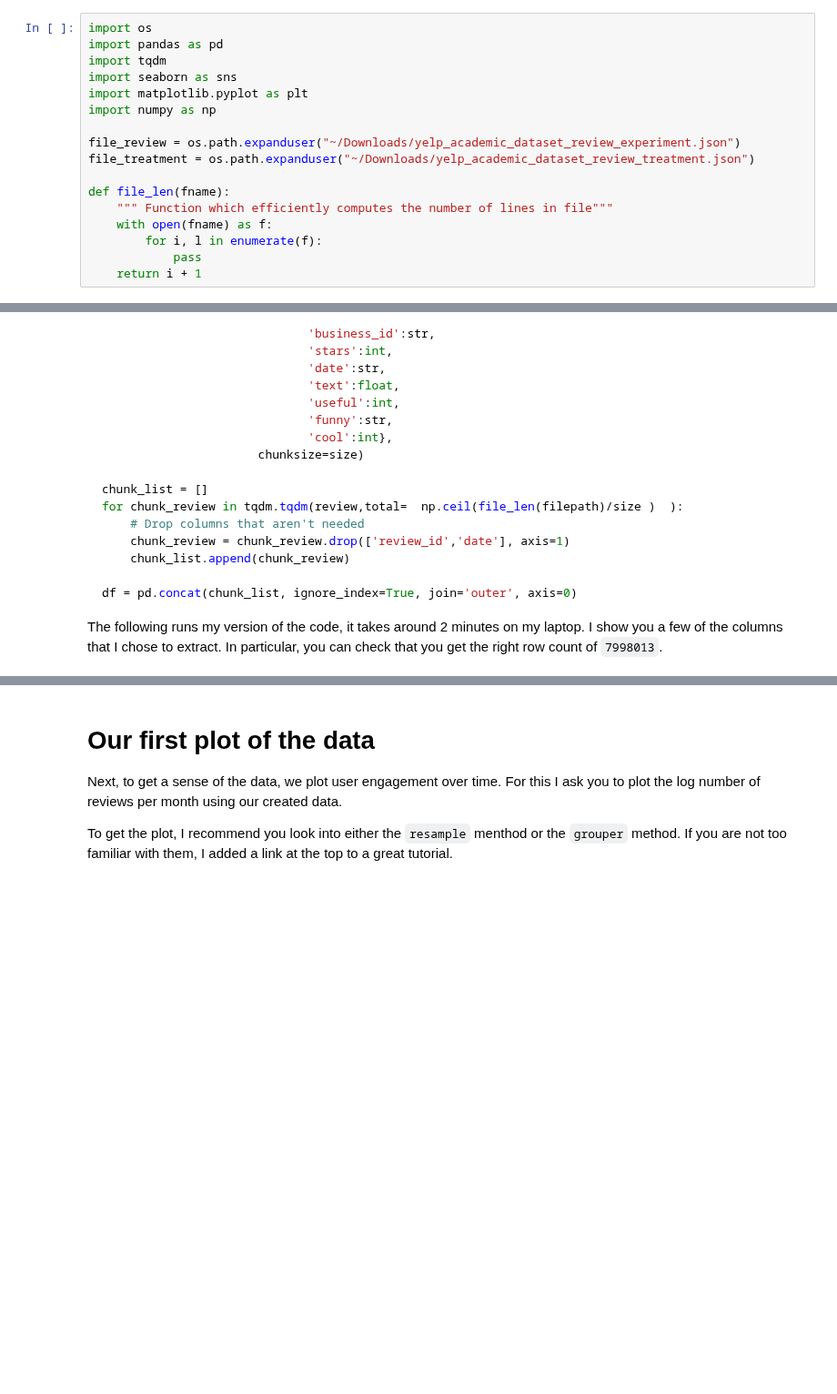
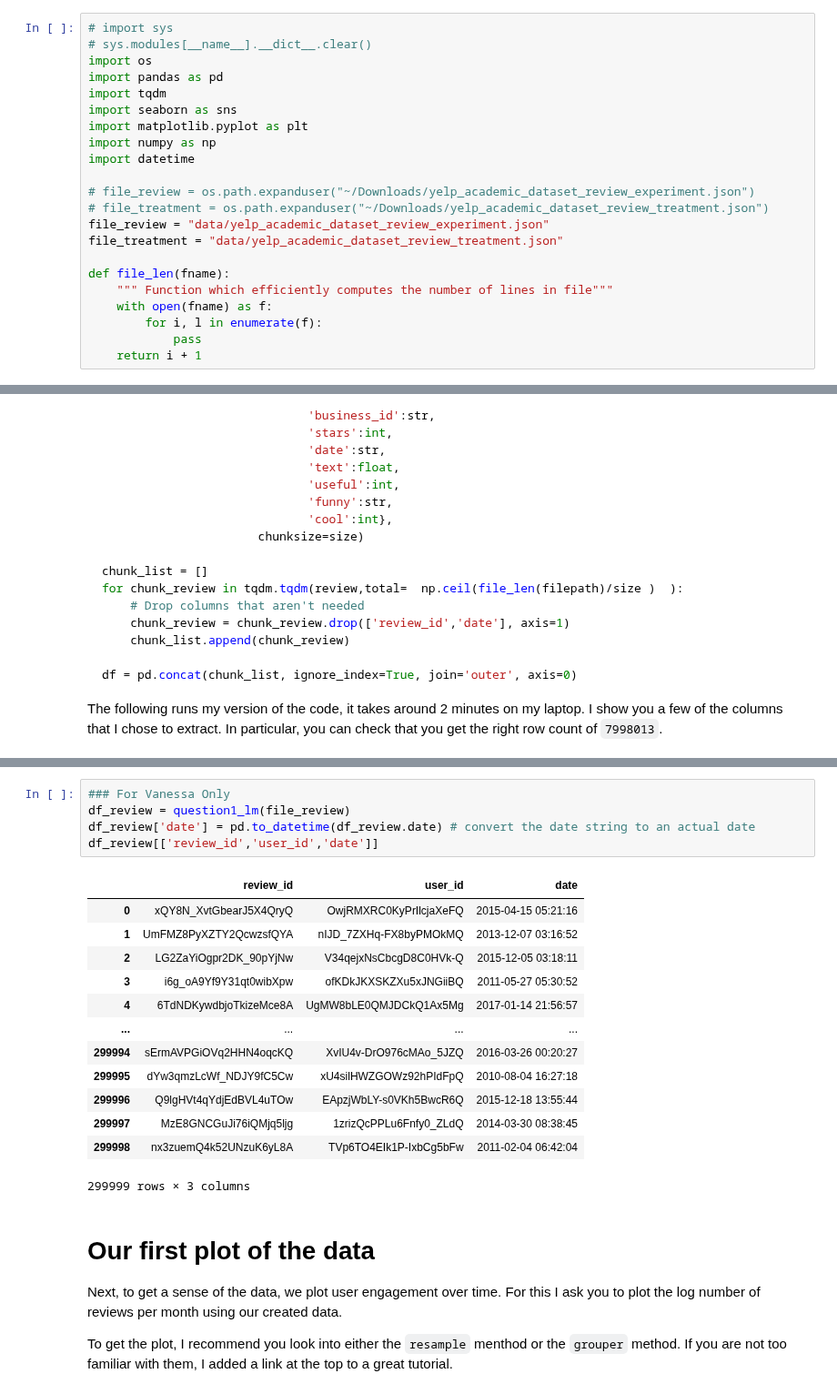
Before and after one commit to vma101/big_data_tools, a Jupyter notebook: hw3_quasi.ipynb, the cells around one changed output, grey strips where cells are left out. Shown at 91% size. Drawn from its saved outputs; the diff is of its cells as text; blank space fills up the shorter version.

```diff
--- a/hw3_quasi.ipynb
+++ b/hw3_quasi.ipynb
@@ -29,15 +29,20 @@ some useufl links:
 
 We start with a simple list of imports, as well as defining the path to the file we will be using. Please update the paths to point to the correct location on your computer.
 # %%
+# import sys
+# sys.modules[__name__].__dict__.clear()
 import os
 import pandas as pd
 import tqdm
 import seaborn as sns
 import matplotlib.pyplot as plt
 import numpy as np
+import datetime
 
-file_review = os.path.expanduser("~/Downloads/yelp_academic_dataset_review_experiment.json")
-file_treatment = os.path.expanduser("~/Downloads/yelp_academic_dataset_review_treatment.json")
+# file_review = os.path.expanduser("~/Downloads/yelp_academic_dataset_review_experiment.json")
+# file_treatment = os.path.expanduser("~/Downloads/yelp_academic_dataset_review_treatment.json")
+file_review = "data/yelp_academic_dataset_review_experiment.json"
+file_treatment = "data/yelp_academic_dataset_review_treatment.json"
 
 def file_len(fname):
     """ Function which efficiently computes the number of lines in file"""
@@ -137,3 +150,22 @@ df_review[['review_id','user_id','date']]
+# %%
+### For Vanessa Only
+df_review = question1_lm(file_review)
+df_review['date'] = pd.to_datetime(df_review.date) # convert the date string to an actual date
+df_review[['review_id','user_id','date']]
+# %% [output]
+|  | review_id | user_id | date |
+| 0 | xQY8N_XvtGbearJ5X4QryQ | OwjRMXRC0KyPrIlcjaXeFQ | 2015-04-15 05:21:16 |
+| 1 | UmFMZ8PyXZTY2QcwzsfQYA | nIJD_7ZXHq-FX8byPMOkMQ | 2013-12-07 03:16:52 |
+| 2 | LG2ZaYiOgpr2DK_90pYjNw | V34qejxNsCbcgD8C0HVk-Q | 2015-12-05 03:18:11 |
+| 3 | i6g_oA9Yf9Y31qt0wibXpw | ofKDkJKXSKZXu5xJNGiiBQ | 2011-05-27 05:30:52 |
+| 4 | 6TdNDKywdbjoTkizeMce8A | UgMW8bLE0QMJDCkQ1Ax5Mg | 2017-01-14 21:56:57 |
+| ... | ... | ... | ... |
+| 299994 | sErmAVPGiOVq2HHN4oqcKQ | XvIU4v-DrO976cMAo_5JZQ | 2016-03-26 00:20:27 |
+| 299995 | dYw3qmzLcWf_NDJY9fC5Cw | xU4silHWZGOWz92hPIdFpQ | 2010-08-04 16:27:18 |
+| 299996 | Q9lgHVt4qYdjEdBVL4uTOw | EApzjWbLY-s0VKh5BwcR6Q | 2015-12-18 13:55:44 |
+| 299997 | MzE8GNCGuJi76iQMjq5ljg | 1zrizQcPPLu6Fnfy0_ZLdQ | 2014-03-30 08:38:45 |
+| 299998 | nx3zuemQ4k52UNzuK6yL8A | TVp6TO4EIk1P-IxbCg5bFw | 2011-02-04 06:42:04 |
+299999 rows × 3 columns
 # %% [markdown]
 # Our first plot of the data
 
```
Also changed, not shown: parts of 11 cells of this notebook.
